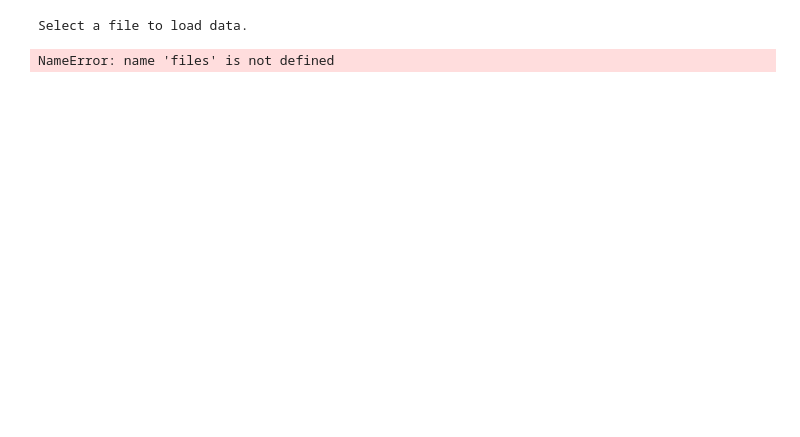
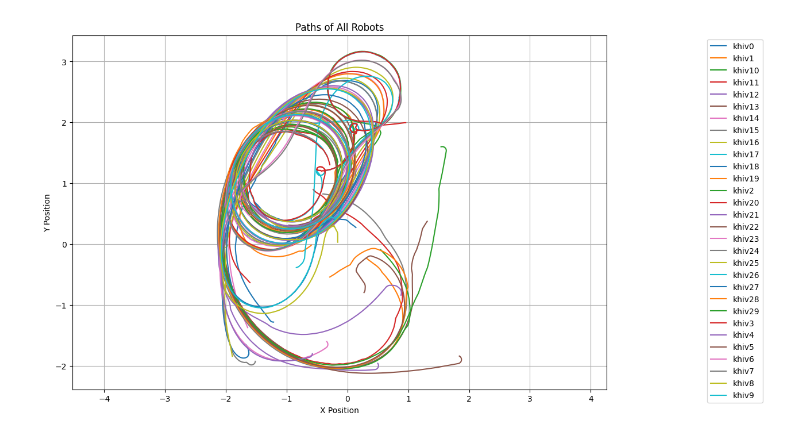
Before and after one commit to crwian/swarm_final, a Jupyter notebook: python/path_vis.ipynb, the cells around one changed output. Drawn from its saved outputs; the diff is of its cells as text; code cells hidden in the pictures; blank space fills up the shorter version.

Commit message:
add all plots

```diff
--- a/python/path_vis.ipynb
+++ b/python/path_vis.ipynb
@@ -13,34 +15,55 @@ from IPython.display import display
 # Change directory to ../data before loading files
 os.chdir('../data')
 
 # Get list of .dat files
 dat_files = [f for f in os.listdir() if f.endswith('.dat')]
 
 # Create dropdown widget for file selection
 def load_data(file):
-    df = pd.read_csv(file, header=None, names=["timestep", "robot_id", "x", "y", "yaw"])
+    df = pd.read_csv(file, header=0, names=["timestep", "robot_id", "x", "y", "yaw"])
     return df
 
 file_selector = widgets.Dropdown(
     options=dat_files,
     description='Select file:',
     disabled=False,
 )
 display(file_selector)
 print("Select a file to load data.")
 
 df = load_data(dat_files[-1])
 
 # Update the file_name based on the selection
 def on_file_change(change):
     global file_name, df
     file_name = change['new']
 
     df = load_data(file_name)
 
 file_selector.observe(on_file_change, names='value')
+
+
+def plot_all_robot_paths():
+    clear_output(wait=True)
+    display(file_selector)
+    plt.figure(figsize=(12, 8))
+    df['x'] = df['x'].astype(float)
+    df['y'] = df['y'].astype(float)
+    df['robot_id'] = df['robot_id'].astype(str)
+    for robot in df['robot_id'].unique():
+        robot_data = df[df['robot_id'] == robot]
+        plt.plot(robot_data['x'], robot_data['y'], label=robot)
+    plt.title('Paths of All Robots')
+    plt.xlabel('X Position')
+    plt.ylabel('Y Position')
+    plt.grid(True)
+    plt.axis('equal')
+    plt.legend(loc='upper right', bbox_to_anchor=(1.3, 1))
+    plt.show()
+
+file_selector.observe(lambda change: plot_all_robot_paths(), names='value')
+plot_all_robot_paths()
 # %% [output]
 [interactive output not drawn]
-Select a file to load data.
-NameError: name 'files' is not defined
+[figure, added]
 # %%
```
Also changed, not shown: parts of 2 cells of this notebook.
